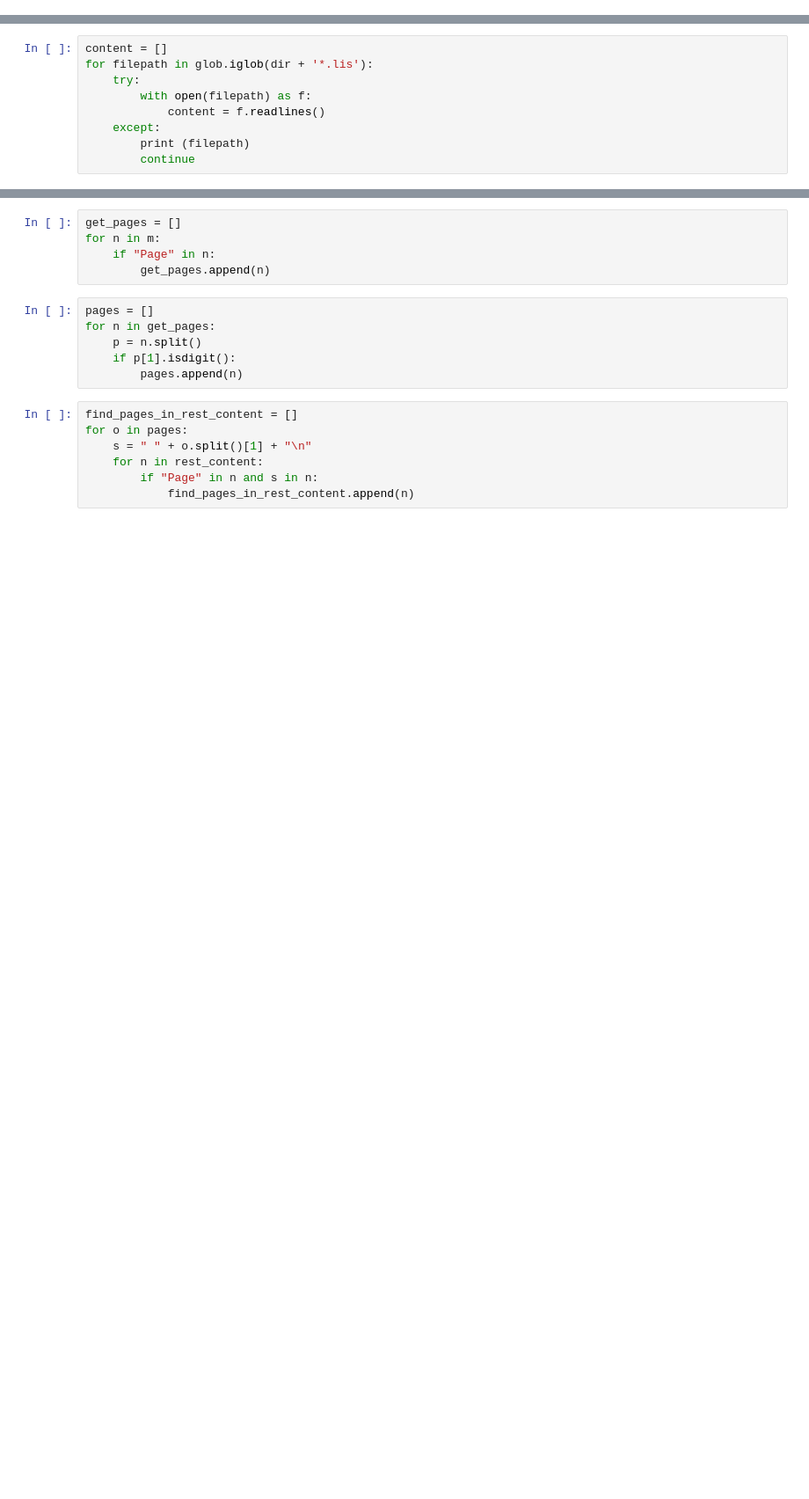
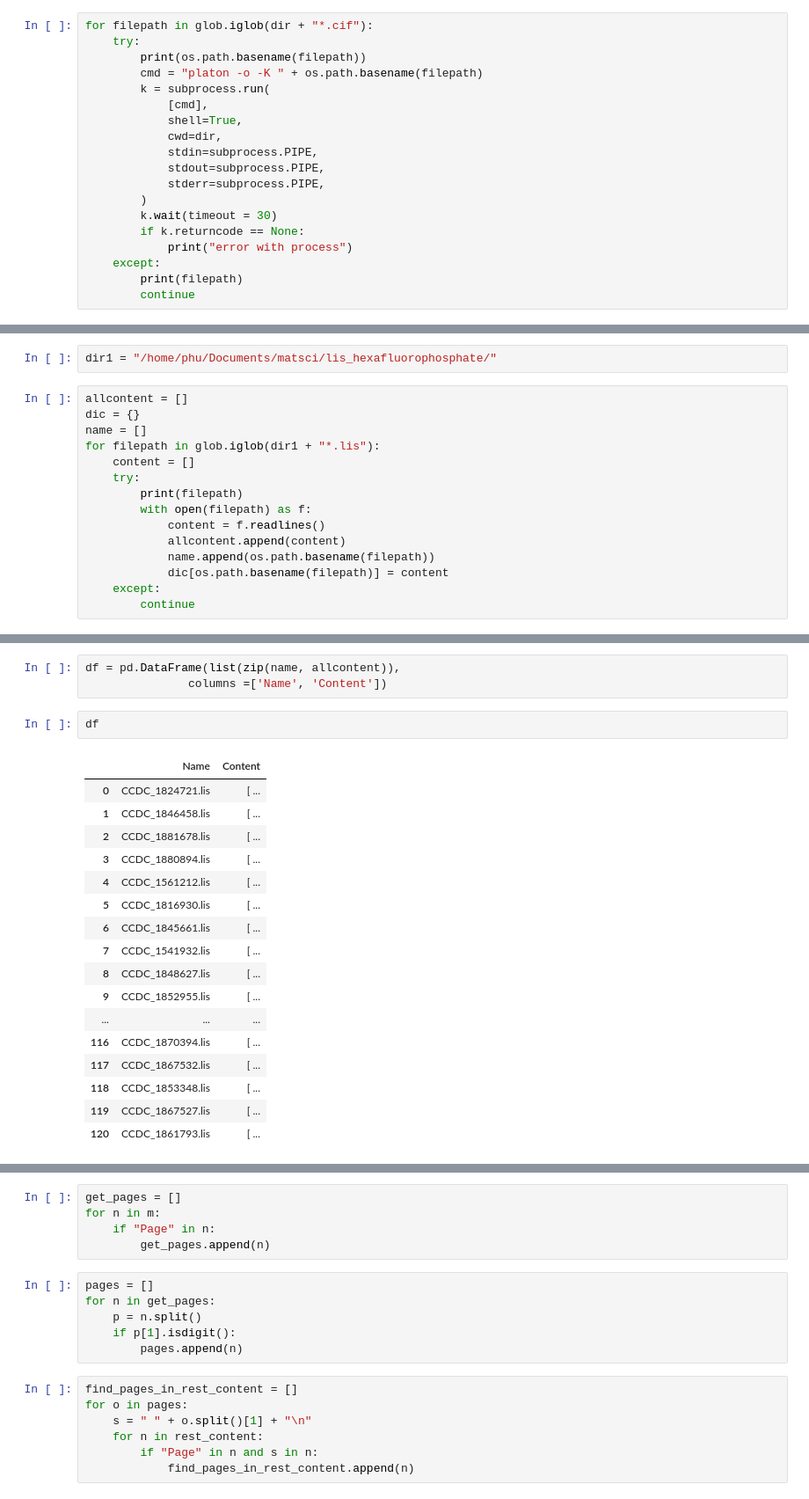
Before and after one commit to phunguyen1195/matsci_dev, a Jupyter notebook: implementing_platon_calcvoid.ipynb, the cells around one changed output, grey strips where cells are left out. Shown at 88% size. Drawn from its saved outputs; the diff is of its cells as text; blank space fills up the shorter version.

```diff
--- a/implementing_platon_calcvoid.ipynb
+++ b/implementing_platon_calcvoid.ipynb
@@ -7,0 +8,19 @@ k = subprocess.run(["platon -o -K hbond-topology-network-2017SI.cif"], shell=Tru
+# %%
+for filepath in glob.iglob(dir + "*.cif"):
+    try:
+        print(os.path.basename(filepath))
+        cmd = "platon -o -K " + os.path.basename(filepath)
+        k = subprocess.run(
+            [cmd],
+            shell=True,
+            cwd=dir,
+            stdin=subprocess.PIPE,
+            stdout=subprocess.PIPE,
+            stderr=subprocess.PIPE,
+        )
+        k.wait(timeout = 30)
+        if k.returncode == None:
+            print("error with process")
+    except:
+        print(filepath)
+        continue
@@ -8,9 +47,17 @@ k = subprocess.run(["platon -o -K hbond-topology-network-2017SI.cif"], shell=Tru
+# %%
+dir1 = "/home/phu/Documents/matsci/lis_hexafluorophosphate/"
 # %%
-content = []
-for filepath in glob.iglob(dir + '*.lis'):
+allcontent = []
+dic = {}
+name = []
+for filepath in glob.iglob(dir1 + "*.lis"):
+    content = []
     try:
+        print(filepath)
         with open(filepath) as f:
             content = f.readlines()
+            allcontent.append(content)
+            name.append(os.path.basename(filepath))
+            dic[os.path.basename(filepath)] = content
     except:
-        print (filepath)
         continue
@@ -16,0 +90,23 @@ for filepath in glob.iglob(dir + '*.lis'):
+# %%
+df = pd.DataFrame(list(zip(name, allcontent)),
+               columns =['Name', 'Content'])
+# %%
+df
+# %% [output]
+|  | Name | Content |
+| 0 | CCDC_1824721.lis | [ ... |
+| 1 | CCDC_1846458.lis | [ ... |
+| 2 | CCDC_1881678.lis | [ ... |
+| 3 | CCDC_1880894.lis | [ ... |
+| 4 | CCDC_1561212.lis | [ ... |
+| 5 | CCDC_1816930.lis | [ ... |
+| 6 | CCDC_1845661.lis | [ ... |
+| 7 | CCDC_1541932.lis | [ ... |
+| 8 | CCDC_1848627.lis | [ ... |
+| 9 | CCDC_1852955.lis | [ ... |
+| ... | ... | ... |
+| 116 | CCDC_1870394.lis | [ ... |
+| 117 | CCDC_1867532.lis | [ ... |
+| 118 | CCDC_1853348.lis | [ ... |
+| 119 | CCDC_1867527.lis | [ ... |
+| 120 | CCDC_1861793.lis | [ ... |
```
Also changed, not shown: parts of 28 cells of this notebook, 7 other files.
